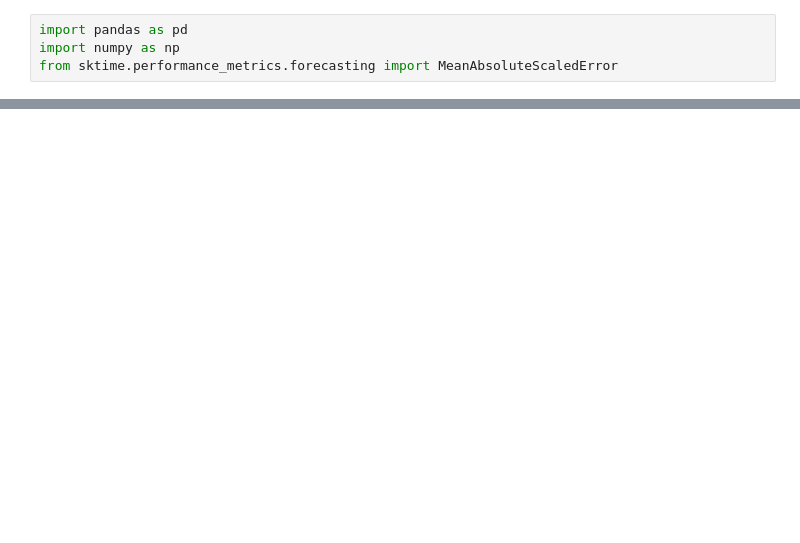
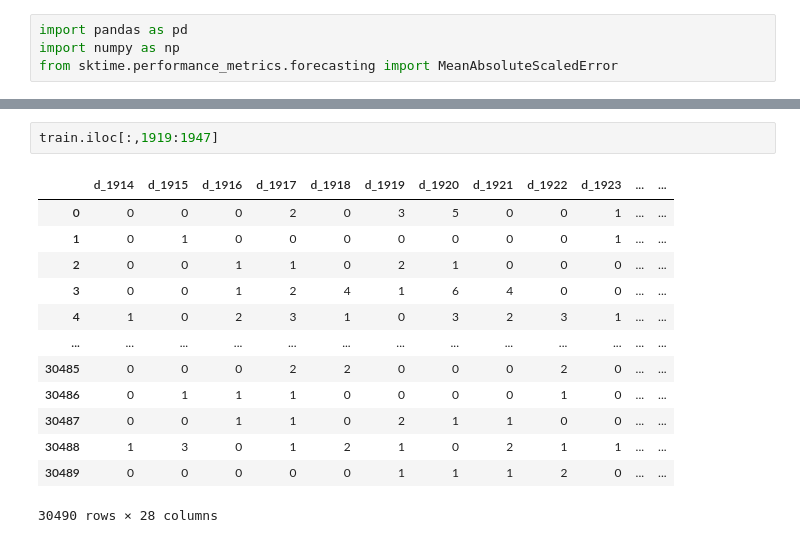
Before and after one commit to jmiller558/Capstone, a Jupyter notebook: Evaluation.ipynb, the cells around one changed output, grey strips where cells are left out. Cells and saved outputs as stored; diff of their text form; blank space fills up the shorter version.

```diff
--- a/Evaluation.ipynb
+++ b/Evaluation.ipynb
@@ -16,0 +30,16 @@ def add_naive_mse(df,headers):
+# %%
+train.iloc[:,1919:1947]
+# %% [output]
+|  | d_1914 | d_1915 | d_1916 | d_1917 | d_1918 | d_1919 | d_1920 | d_1921 | d_1922 | d_1923 | ... | ... |
+| 0 | 0 | 0 | 0 | 2 | 0 | 3 | 5 | 0 | 0 | 1 | ... | ... |
+| 1 | 0 | 1 | 0 | 0 | 0 | 0 | 0 | 0 | 0 | 1 | ... | ... |
+| 2 | 0 | 0 | 1 | 1 | 0 | 2 | 1 | 0 | 0 | 0 | ... | ... |
+| 3 | 0 | 0 | 1 | 2 | 4 | 1 | 6 | 4 | 0 | 0 | ... | ... |
+| 4 | 1 | 0 | 2 | 3 | 1 | 0 | 3 | 2 | 3 | 1 | ... | ... |
+| ... | ... | ... | ... | ... | ... | ... | ... | ... | ... | ... | ... | ... |
+| 30485 | 0 | 0 | 0 | 2 | 2 | 0 | 0 | 0 | 2 | 0 | ... | ... |
+| 30486 | 0 | 1 | 1 | 1 | 0 | 0 | 0 | 0 | 1 | 0 | ... | ... |
+| 30487 | 0 | 0 | 1 | 1 | 0 | 2 | 1 | 1 | 0 | 0 | ... | ... |
+| 30488 | 1 | 3 | 0 | 1 | 2 | 1 | 0 | 2 | 1 | 1 | ... | ... |
+| 30489 | 0 | 0 | 0 | 0 | 0 | 1 | 1 | 1 | 2 | 0 | ... | ... |
+30490 rows × 28 columns
```
Also changed, not shown: parts of 26 cells of this notebook.
